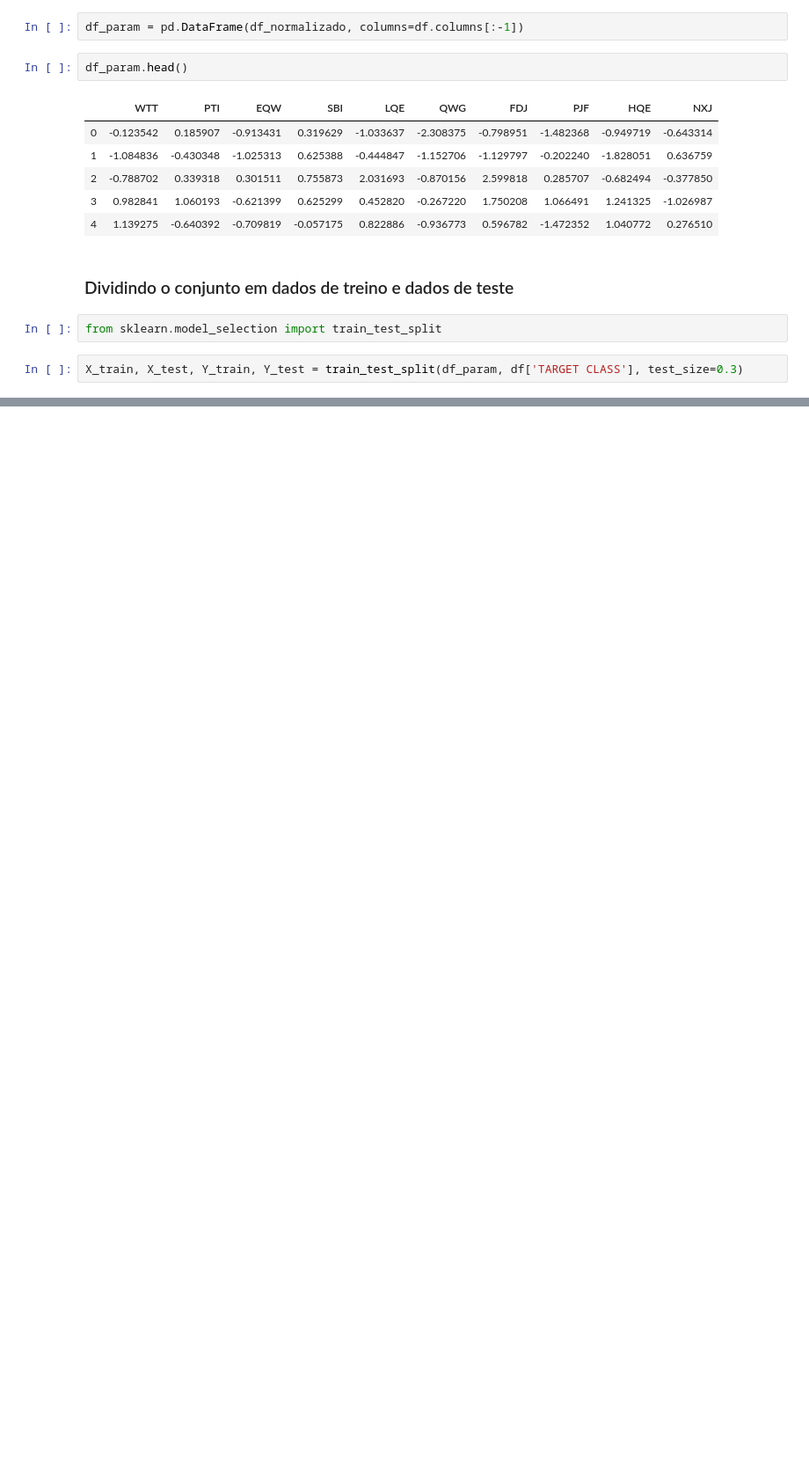
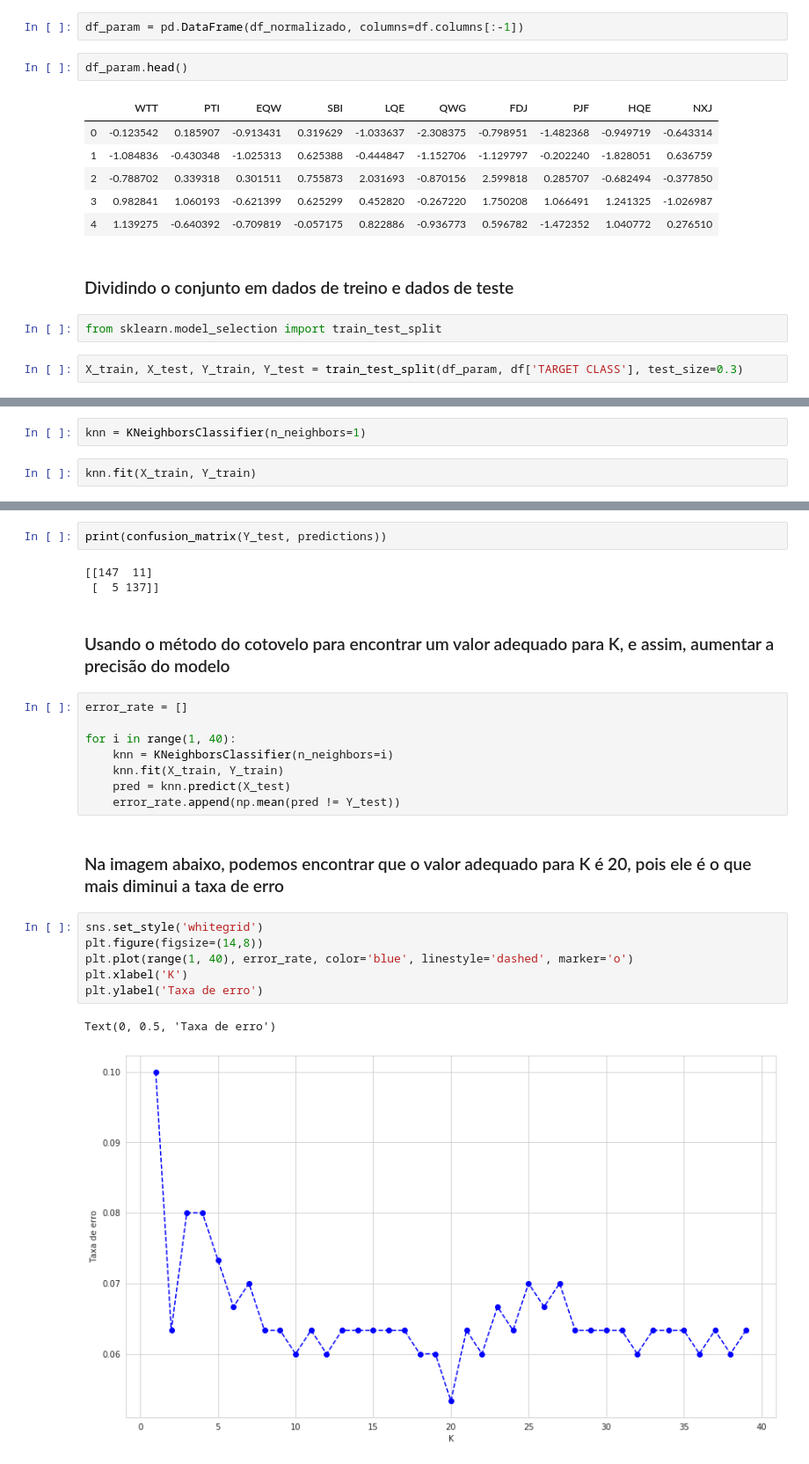
Before and after one commit to paulojuniore/MachineLearningStudies, a Jupyter notebook: 3 - K Nearest Neighbors/Intro KNNs.ipynb, the cells around one changed output, grey strips where cells are left out. Shown at 88% size. Drawn from its saved outputs; the diff is of its cells as text; blank space fills up the shorter version.

Commit message:
Utilizando o classificador KNN, comparando as predições e usando o método do cotovelo para encontrar um valor adequado para K e aumentar a precisão do modelo.

```diff
--- a/3 - K Nearest Neighbors/Intro KNNs.ipynb
+++ b/3 - K Nearest Neighbors/Intro KNNs.ipynb
@@ -64,0 +69,4 @@ X_train, X_test, Y_train, Y_test = train_test_split(df_param, df['TARGET CLASS']
+# %%
+knn = KNeighborsClassifier(n_neighbors=1)
+# %%
+knn.fit(X_train, Y_train)
@@ -64,0 +94,26 @@ X_train, X_test, Y_train, Y_test = train_test_split(df_param, df['TARGET CLASS']
+# %%
+print(confusion_matrix(Y_test, predictions))
+# %% [output]
+[[147  11]
+ [  5 137]]
+# %% [markdown]
+### Usando o método do cotovelo para encontrar um valor adequado para K, e assim, aumentar a precisão do modelo
+# %%
+error_rate = []
+
+for i in range(1, 40):
+    knn = KNeighborsClassifier(n_neighbors=i)
+    knn.fit(X_train, Y_train)
+    pred = knn.predict(X_test)
+    error_rate.append(np.mean(pred != Y_test))
+# %% [markdown]
+### Na imagem abaixo, podemos encontrar que o valor adequado para K é 20, pois ele é o que mais diminui a taxa de erro
+# %%
+sns.set_style('whitegrid')
+plt.figure(figsize=(14,8))
+plt.plot(range(1, 40), error_rate, color='blue', linestyle='dashed', marker='o')
+plt.xlabel('K')
+plt.ylabel('Taxa de erro')
+# %% [output]
+Text(0, 0.5, 'Taxa de erro')
+[figure, added]
```
Also changed, not shown: parts of 10 cells of this notebook.
